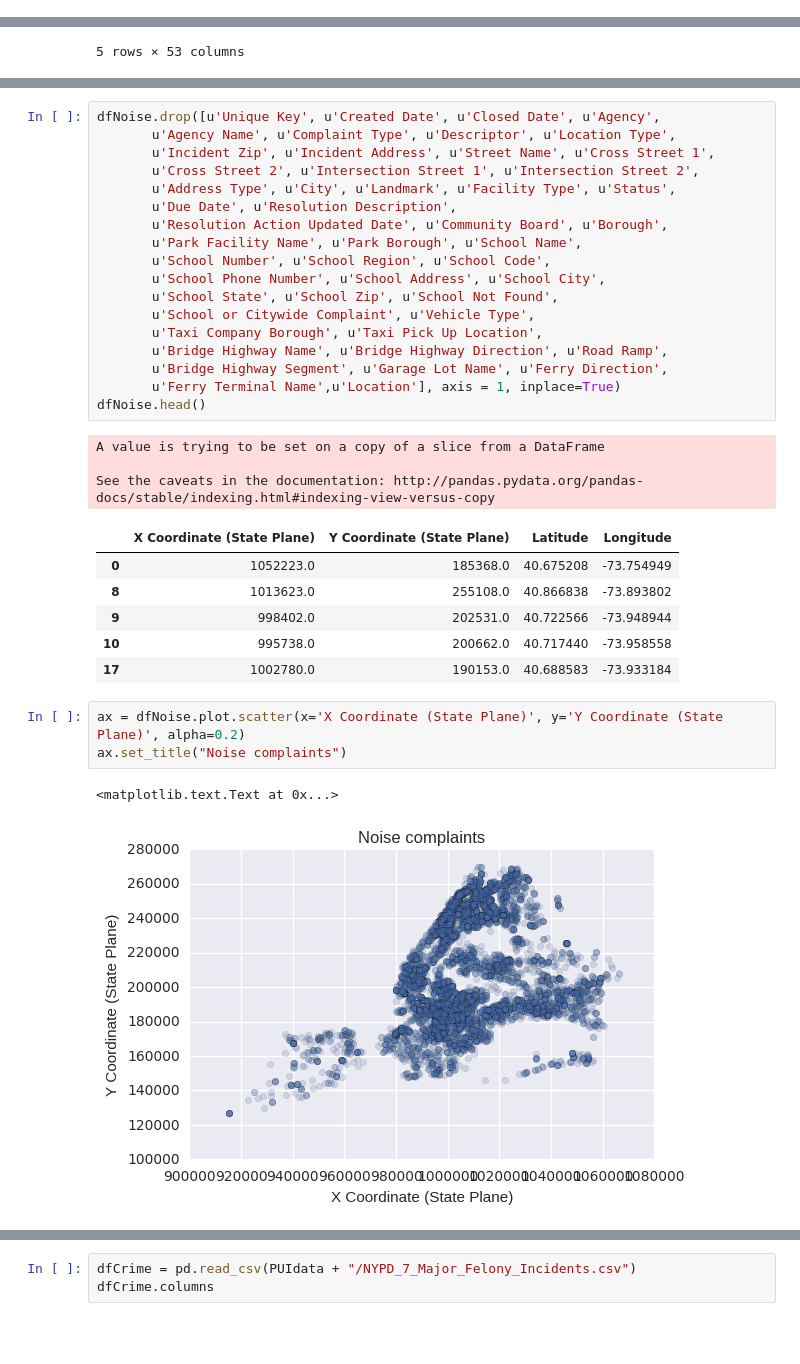
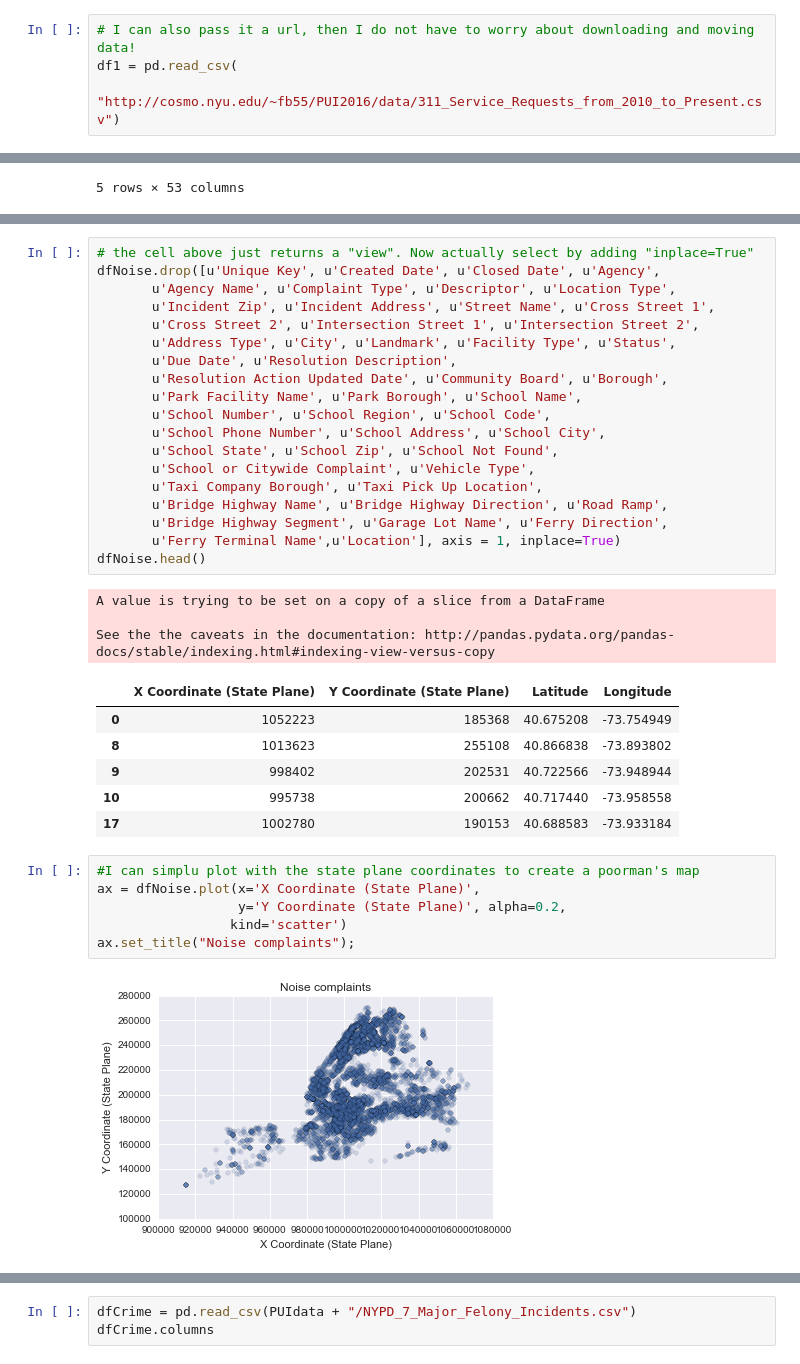
Before and after one commit to fedhere/UInotebooks, a Jupyter notebook: dataWrangling/readingData.ipynb, the cells around one changed output, grey strips where cells are left out. Saved outputs shown, nothing was run; the diff lists cells and outputs as text; blank space fills up the shorter version.

```diff
--- a/dataWrangling/readingData.ipynb
+++ b/dataWrangling/readingData.ipynb
@@ -279,0 +368,4 @@ Name: Resolution Description, dtype: object
+# %%
+# I can also pass it a url, then I do not have to worry about downloading and moving data!
+df1 = pd.read_csv(
+    "http://cosmo.nyu.edu/~fb55/PUI2016/data/311_Service_Requests_from_2010_to_Present.csv")
@@ -369,5 +508,6 @@ dfNoise.drop([u'Unique Key', u'Created Date', u'Closed Date', u'Agency',
 10485 rows × 4 columns
 # %%
+# the cell above just returns a "view". Now actually select by adding "inplace=True"
 dfNoise.drop([u'Unique Key', u'Created Date', u'Closed Date', u'Agency',
        u'Agency Name', u'Complaint Type', u'Descriptor', u'Location Type',
        u'Incident Zip', u'Incident Address', u'Street Name', u'Cross Street 1',
@@ -388,17 +528,19 @@ dfNoise.head()
 # %% [output]
 A value is trying to be set on a copy of a slice from a DataFrame
 
-See the caveats in the documentation: http://pandas.pydata.org/pandas-docs/stable/indexing.html#indexing-view-versus-copy
+See the the caveats in the documentation: http://pandas.pydata.org/pandas-docs/stable/indexing.html#indexing-view-versus-copy
 |  | X Coordinate (State Plane) | Y Coordinate (State Plane) | Latitude | Longitude |
-| 0 | 1052223.0 | 185368.0 | 40.675208 | -73.754949 |
-| 8 | 1013623.0 | 255108.0 | 40.866838 | -73.893802 |
-| 9 | 998402.0 | 202531.0 | 40.722566 | -73.948944 |
-| 10 | 995738.0 | 200662.0 | 40.717440 | -73.958558 |
-| 17 | 1002780.0 | 190153.0 | 40.688583 | -73.933184 |
+| 0 | 1052223 | 185368 | 40.675208 | -73.754949 |
+| 8 | 1013623 | 255108 | 40.866838 | -73.893802 |
+| 9 | 998402 | 202531 | 40.722566 | -73.948944 |
+| 10 | 995738 | 200662 | 40.717440 | -73.958558 |
+| 17 | 1002780 | 190153 | 40.688583 | -73.933184 |
 # %%
-ax = dfNoise.plot.scatter(x='X Coordinate (State Plane)', y='Y Coordinate (State Plane)', alpha=0.2)
-ax.set_title("Noise complaints")
+#I can simplu plot with the state plane coordinates to create a poorman's map
+ax = dfNoise.plot(x='X Coordinate (State Plane)',
+                  y='Y Coordinate (State Plane)', alpha=0.2,
+                 kind='scatter')
+ax.set_title("Noise complaints");
 # %% [output]
-<matplotlib.text.Text at 0x...>
-[figure, old version]
+[figure, new version]
 # %% [markdown]
```
Also changed, not shown: parts of 68 cells of this notebook, 2 other files.
